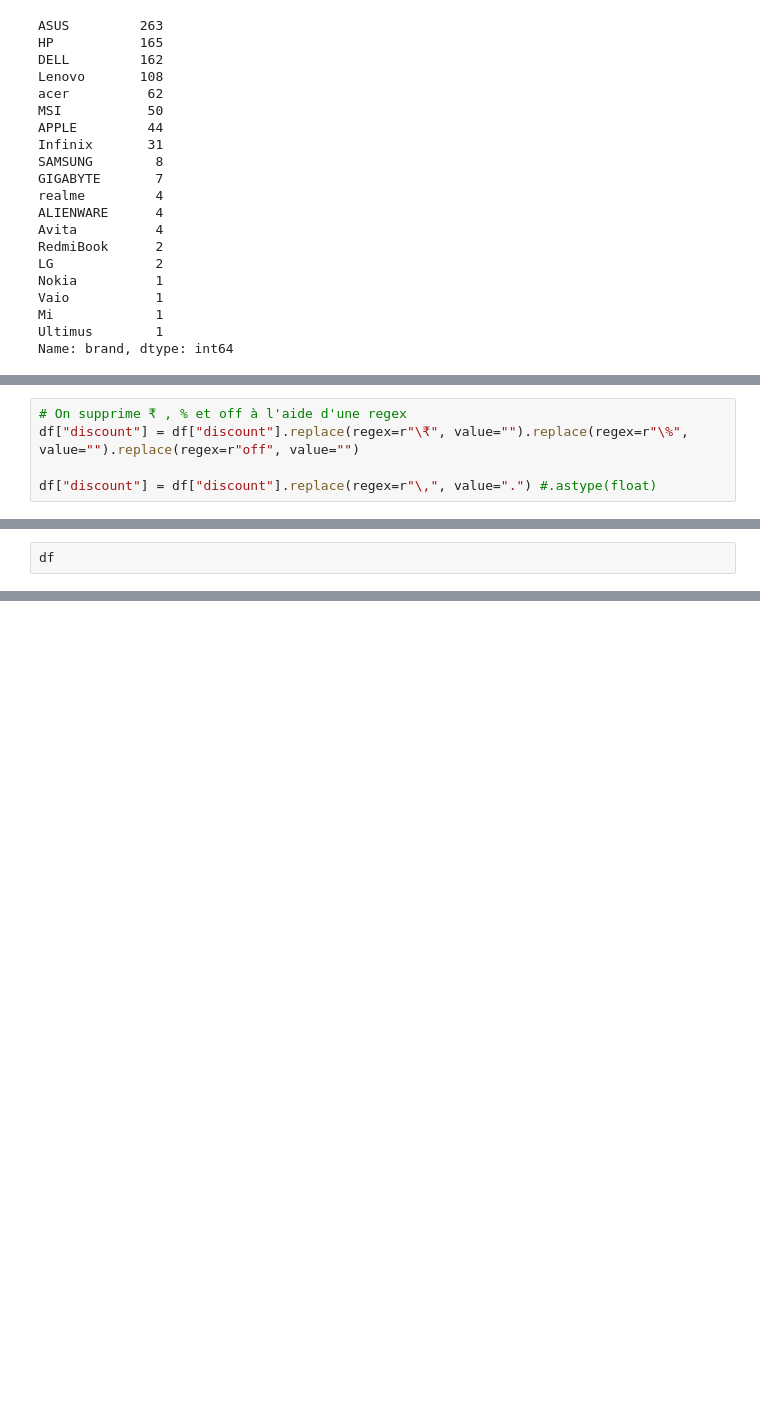
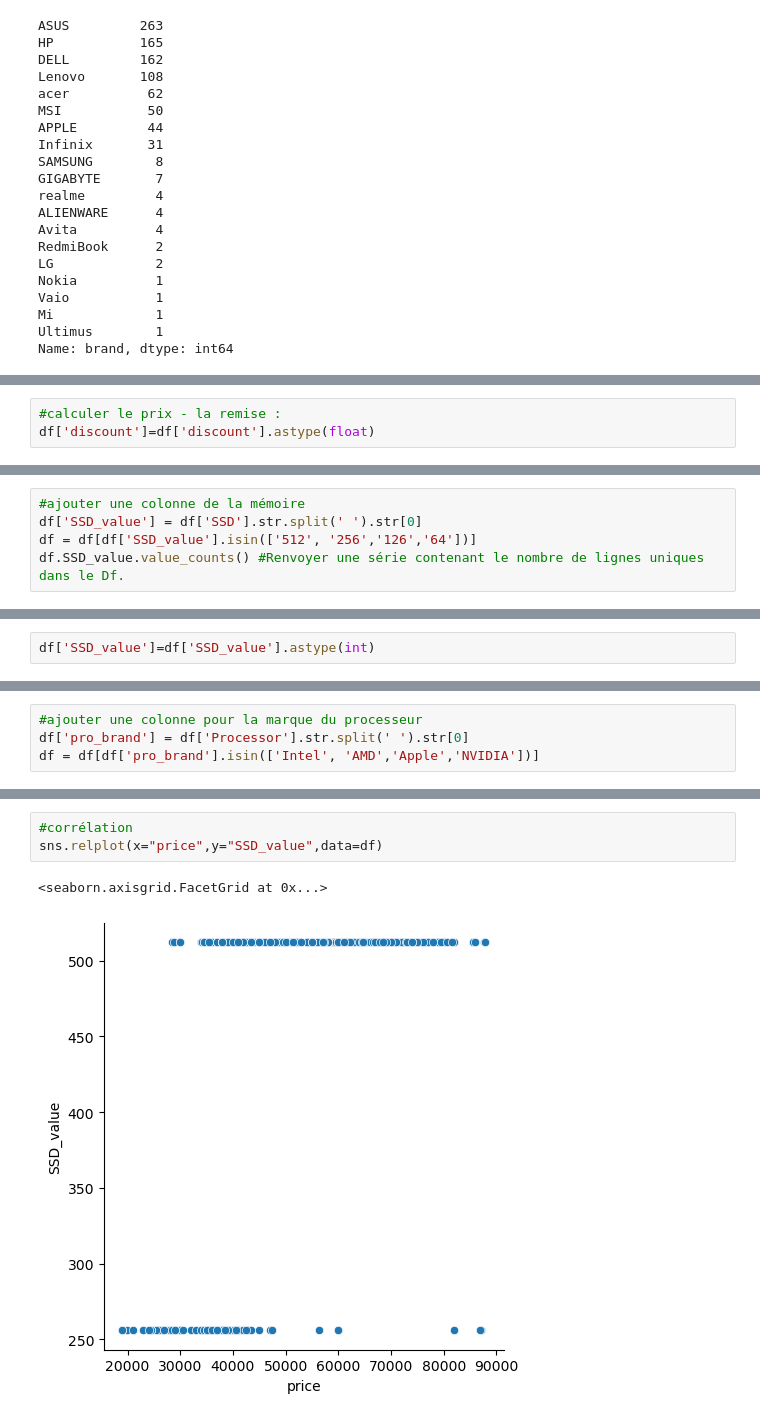
Before and after one commit to SOUMMAR91/Greta, a Jupyter notebook: Laptops_SOUMMAR_Soumia.ipynb, the cells around one changed output, grey strips where cells are left out. Drawn from its saved outputs; the diff is of its cells as text; blank space fills up the shorter version.

```diff
--- a/Laptops_SOUMMAR_Soumia.ipynb
+++ b/Laptops_SOUMMAR_Soumia.ipynb
@@ -180,6 +229,4 @@ Name: price, dtype: float64
 # %%
-# On supprime ₹ , % et off à l'aide d'une regex
-df["discount"] = df["discount"].replace(regex=r"\₹", value="").replace(regex=r"\%", value="").replace(regex=r"off", value="")
-
-df["discount"] = df["discount"].replace(regex=r"\,", value=".") #.astype(float)
+#calculer le prix - la remise :
+df['discount']=df['discount'].astype(float)
 # %%
@@ -216,0 +265,5 @@ df
+# %%
+#ajouter une colonne de la mémoire
+df['SSD_value'] = df['SSD'].str.split(' ').str[0]
+df = df[df['SSD_value'].isin(['512', '256','126','64'])]
+df.SSD_value.value_counts() #Renvoyer une série contenant le nombre de lignes uniques dans le Df.
@@ -217,2 +275,2 @@ df
 # %%
-df
+df['SSD_value']=df['SSD_value'].astype(int)
@@ -236,0 +294,4 @@ NameError: name 'df_filter' is not defined
+# %%
+#ajouter une colonne pour la marque du processeur
+df['pro_brand'] = df['Processor'].str.split(' ').str[0]
+df = df[df['pro_brand'].isin(['Intel', 'AMD','Apple','NVIDIA'])]
@@ -236,0 +307,6 @@ NameError: name 'df_filter' is not defined
+# %%
+#corrélation
+sns.relplot(x="price",y="SSD_value",data=df)
+# %% [output]
+<seaborn.axisgrid.FacetGrid at 0x...>
+[figure, added]
```
Also changed, not shown: parts of 20 cells of this notebook.
